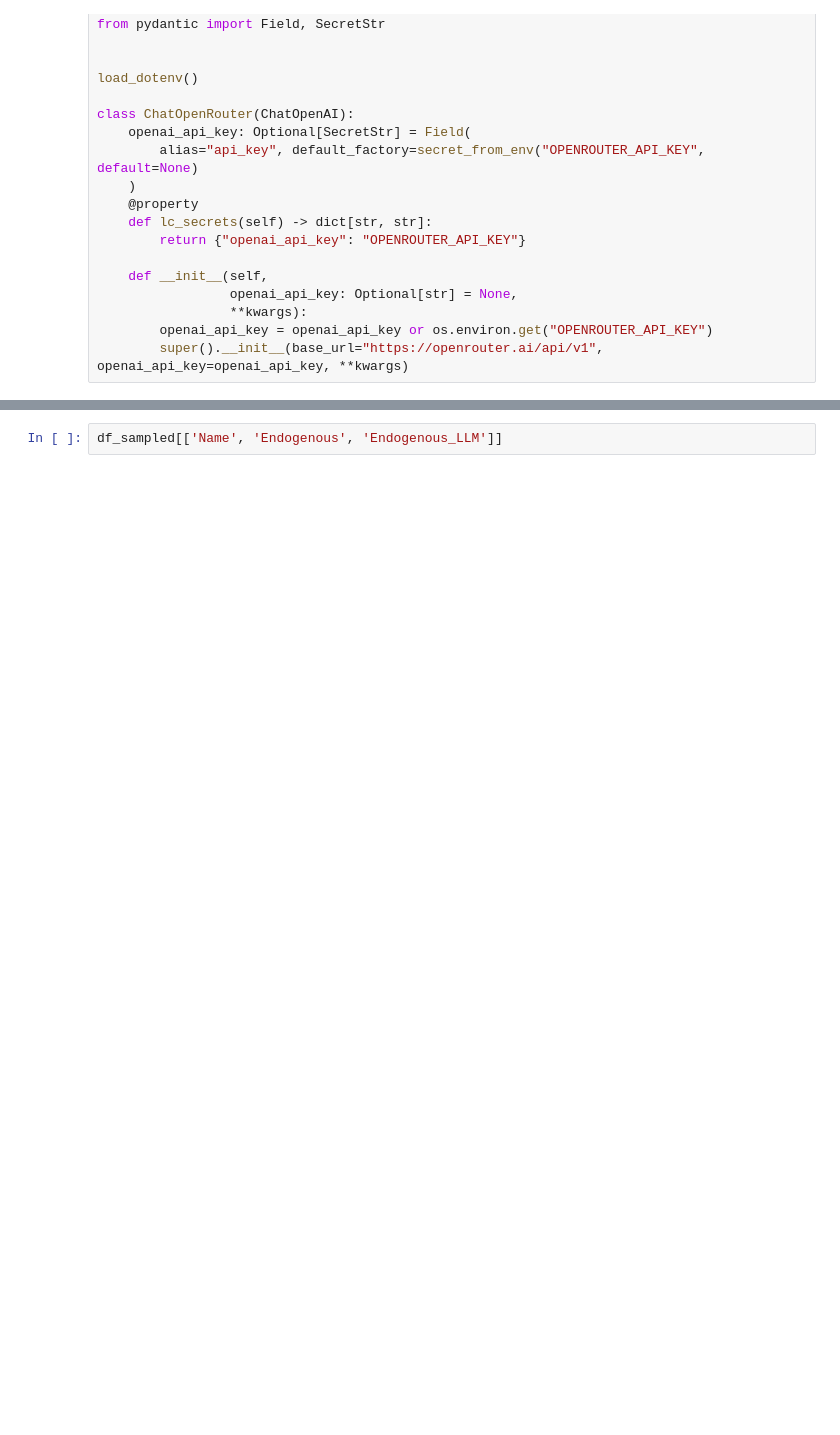
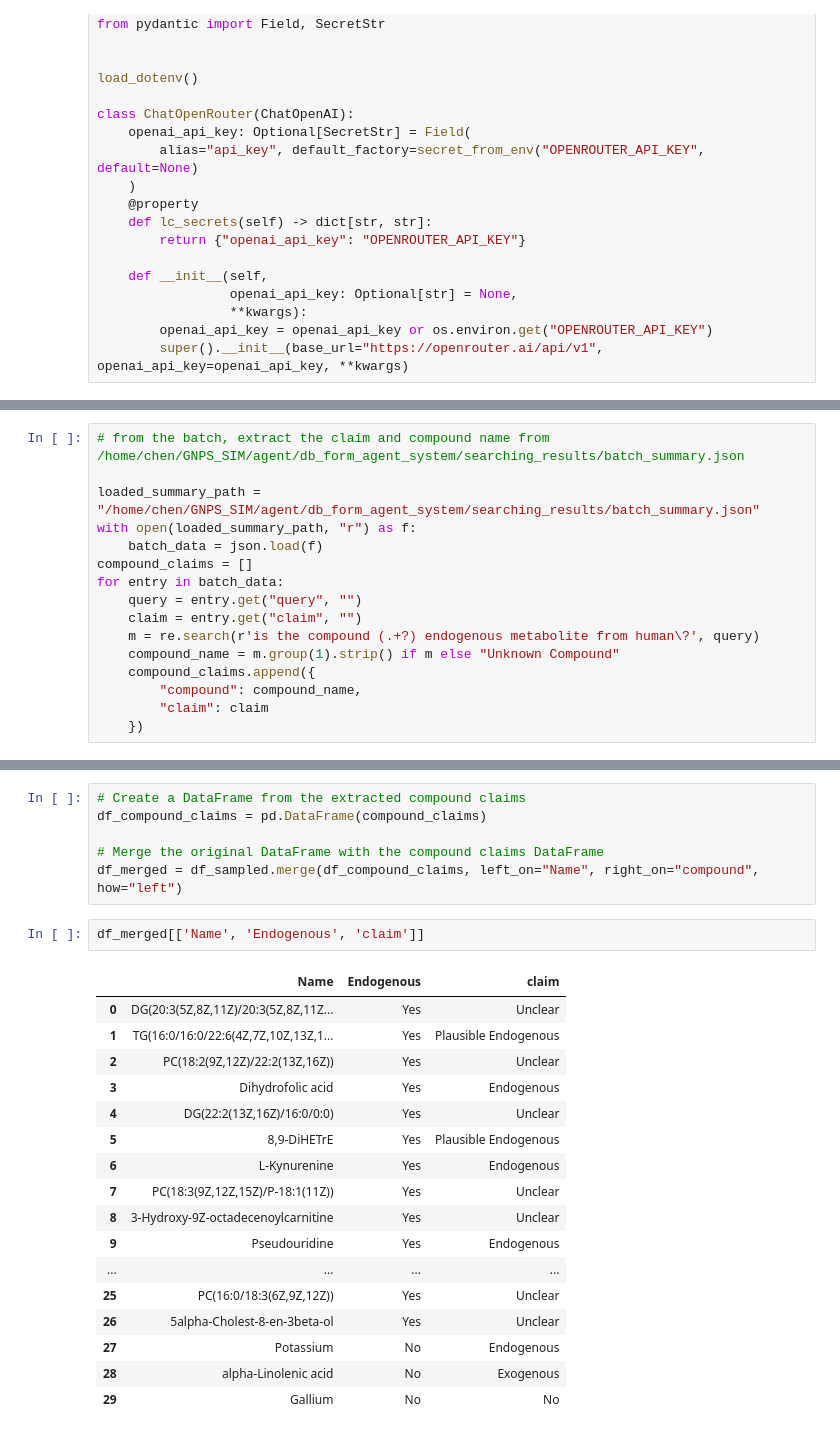
Before and after one commit to CZhao97/db_form_agent_system, a Jupyter notebook: notebooks/hmdb_test_agent.ipynb, the cells around one changed output, grey strips where cells are left out. Drawn from its saved outputs; the diff is of its cells as text; blank space fills up the shorter version.

```diff
--- a/notebooks/hmdb_test_agent.ipynb
+++ b/notebooks/hmdb_test_agent.ipynb
@@ -829,3 +870,19 @@ if __name__ == '__main__':
+# %%
+# from the batch, extract the claim and compound name from /home/chen/GNPS_SIM/agent/db_form_agent_system/searching_results/batch_summary.json
+
+loaded_summary_path = "/home/chen/GNPS_SIM/agent/db_form_agent_system/searching_results/batch_summary.json"
+with open(loaded_summary_path, "r") as f:
+    batch_data = json.load(f)
+compound_claims = []
+for entry in batch_data:
+    query = entry.get("query", "")
+    claim = entry.get("claim", "")
+    m = re.search(r'is the compound (.+?) endogenous metabolite from human\?', query)
+    compound_name = m.group(1).strip() if m else "Unknown Compound"
+    compound_claims.append({
+        "compound": compound_name,
+        "claim": claim
+    })
 # %%
 import pandas as pd
 
@@ -1008,2 +895,26 @@ is the compound DG(20:3(5Z,8Z,11Z)/20:3(5Z,8Z,11Z)/0:0) endogenous metabolite fr
+# %%
+# Create a DataFrame from the extracted compound claims
+df_compound_claims = pd.DataFrame(compound_claims)
+
+# Merge the original DataFrame with the compound claims DataFrame
+df_merged = df_sampled.merge(df_compound_claims, left_on="Name", right_on="compound", how="left")
 # %%
-df_sampled[['Name', 'Endogenous', 'Endogenous_LLM']]
+df_merged[['Name', 'Endogenous', 'claim']]
+# %% [output]
+|  | Name | Endogenous | claim |
+| 0 | DG(20:3(5Z,8Z,11Z)/20:3(5Z,8Z,11Z... | Yes | Unclear |
+| 1 | TG(16:0/16:0/22:6(4Z,7Z,10Z,13Z,1... | Yes | Plausible Endogenous |
+| 2 | PC(18:2(9Z,12Z)/22:2(13Z,16Z)) | Yes | Unclear |
+| 3 | Dihydrofolic acid | Yes | Endogenous |
+| 4 | DG(22:2(13Z,16Z)/16:0/0:0) | Yes | Unclear |
+| 5 | 8,9-DiHETrE | Yes | Plausible Endogenous |
+| 6 | L-Kynurenine | Yes | Endogenous |
+| 7 | PC(18:3(9Z,12Z,15Z)/P-18:1(11Z)) | Yes | Unclear |
+| 8 | 3-Hydroxy-9Z-octadecenoylcarnitine | Yes | Unclear |
+| 9 | Pseudouridine | Yes | Endogenous |
+| ... | ... | ... | ... |
+| 25 | PC(16:0/18:3(6Z,9Z,12Z)) | Yes | Unclear |
+| 26 | 5alpha-Cholest-8-en-3beta-ol | Yes | Unclear |
+| 27 | Potassium | No | Endogenous |
+| 28 | alpha-Linolenic acid | No | Exogenous |
+| 29 | Gallium | No | No |
```
Also changed, not shown: parts of 11 cells of this notebook, 12 other files.
